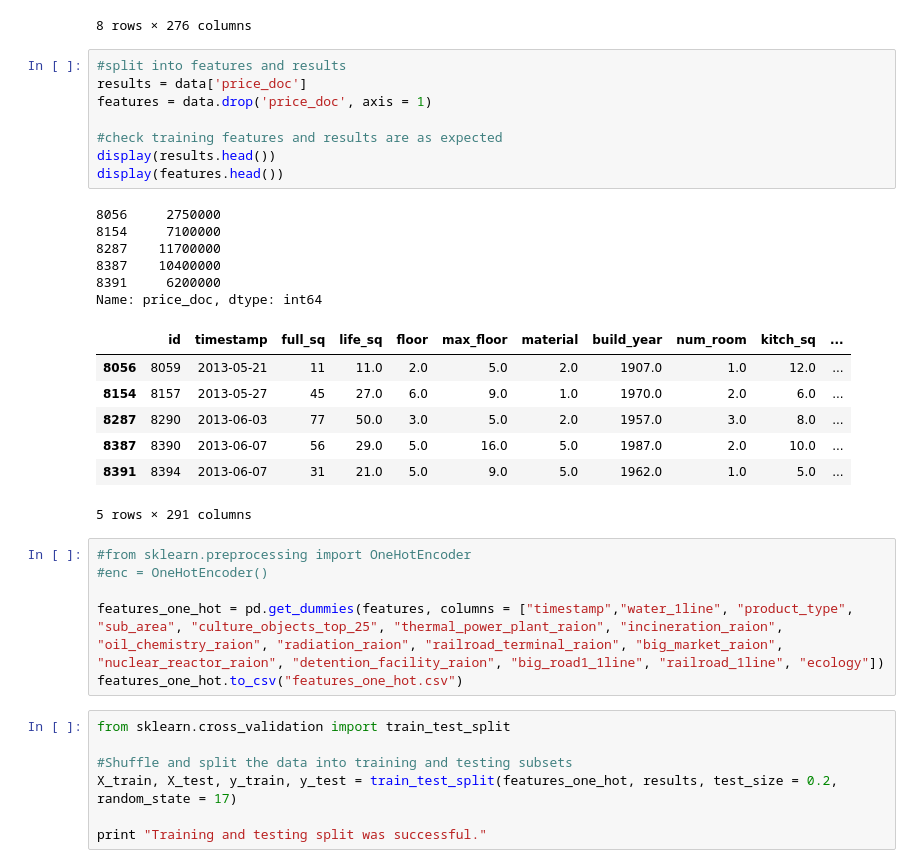
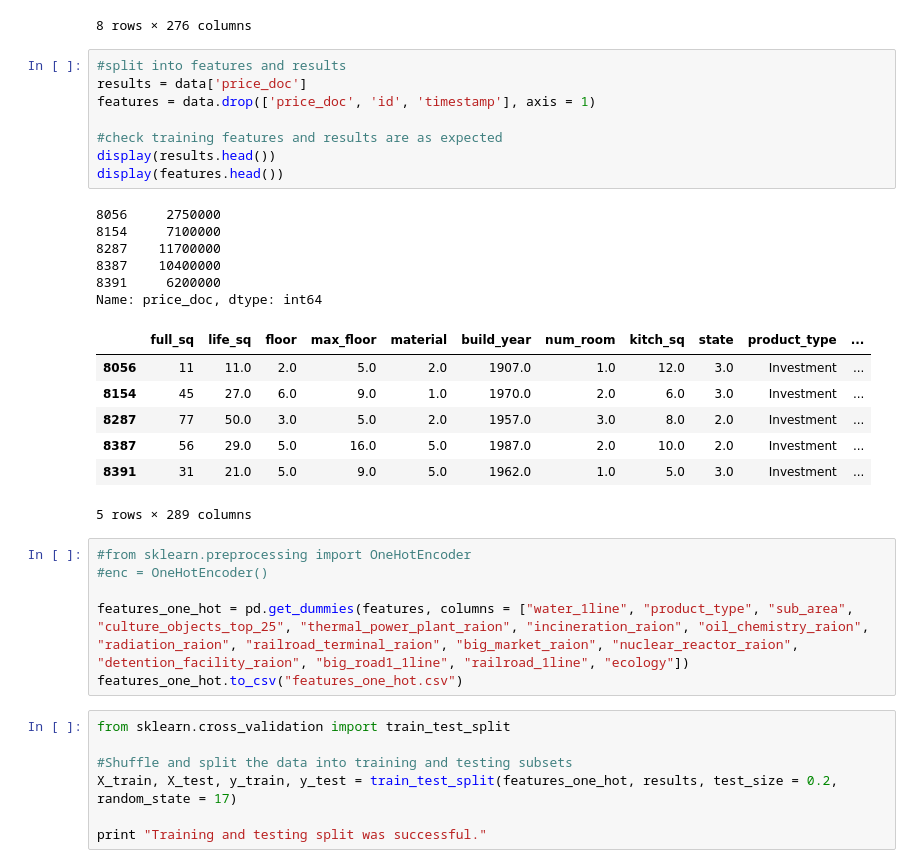
Before and after one commit to adammalpass/russian_housing, a Jupyter notebook: russian_housing.ipynb, the cells around one changed output. Drawn from its saved outputs; the diff is of its cells as text.

```diff
--- a/russian_housing.ipynb
+++ b/russian_housing.ipynb
@@ -67,30 +67,30 @@ Display statistics about training data:
 # %%
 #split into features and results
 results = data['price_doc']
-features = data.drop('price_doc', axis = 1)
+features = data.drop(['price_doc', 'id', 'timestamp'], axis = 1)
 
 #check training features and results are as expected
 display(results.head())
 display(features.head())
 # %% [output]
 8056     2750000
 8154     7100000
 8287    11700000
 8387    10400000
 8391     6200000
 Name: price_doc, dtype: int64
-|  | id | timestamp | full_sq | life_sq | floor | max_floor | material | build_year | num_room | kitch_sq | ... |
-| 8056 | 8059 | 2013-05-21 | 11 | 11.0 | 2.0 | 5.0 | 2.0 | 1907.0 | 1.0 | 12.0 | ... |
-| 8154 | 8157 | 2013-05-27 | 45 | 27.0 | 6.0 | 9.0 | 1.0 | 1970.0 | 2.0 | 6.0 | ... |
-| 8287 | 8290 | 2013-06-03 | 77 | 50.0 | 3.0 | 5.0 | 2.0 | 1957.0 | 3.0 | 8.0 | ... |
-| 8387 | 8390 | 2013-06-07 | 56 | 29.0 | 5.0 | 16.0 | 5.0 | 1987.0 | 2.0 | 10.0 | ... |
-| 8391 | 8394 | 2013-06-07 | 31 | 21.0 | 5.0 | 9.0 | 5.0 | 1962.0 | 1.0 | 5.0 | ... |
+|  | full_sq | life_sq | floor | max_floor | material | build_year | num_room | kitch_sq | state | product_type | ... |
+| 8056 | 11 | 11.0 | 2.0 | 5.0 | 2.0 | 1907.0 | 1.0 | 12.0 | 3.0 | Investment | ... |
+| 8154 | 45 | 27.0 | 6.0 | 9.0 | 1.0 | 1970.0 | 2.0 | 6.0 | 3.0 | Investment | ... |
+| 8287 | 77 | 50.0 | 3.0 | 5.0 | 2.0 | 1957.0 | 3.0 | 8.0 | 2.0 | Investment | ... |
+| 8387 | 56 | 29.0 | 5.0 | 16.0 | 5.0 | 1987.0 | 2.0 | 10.0 | 2.0 | Investment | ... |
+| 8391 | 31 | 21.0 | 5.0 | 9.0 | 5.0 | 1962.0 | 1.0 | 5.0 | 3.0 | Investment | ... |
-5 rows × 291 columns
+5 rows × 289 columns
 # %%
 #from sklearn.preprocessing import OneHotEncoder
 #enc = OneHotEncoder()
 
-features_one_hot = pd.get_dummies(features, columns = ["timestamp","water_1line", "product_type", "sub_area", "culture_objects_top_25", "thermal_power_plant_raion", "incineration_raion", "oil_chemistry_raion", "radiation_raion", "railroad_terminal_raion", "big_market_raion", "nuclear_reactor_raion", "detention_facility_raion", "big_road1_1line", "railroad_1line", "ecology"])
+features_one_hot = pd.get_dummies(features, columns = ["water_1line", "product_type", "sub_area", "culture_objects_top_25", "thermal_power_plant_raion", "incineration_raion", "oil_chemistry_raion", "radiation_raion", "railroad_terminal_raion", "big_market_raion", "nuclear_reactor_raion", "detention_facility_raion", "big_road1_1line", "railroad_1line", "ecology"])
 features_one_hot.to_csv("features_one_hot.csv")
 # %%
 from sklearn.cross_validation import train_test_split
```
Also changed, not shown: parts of 7 cells of this notebook.
